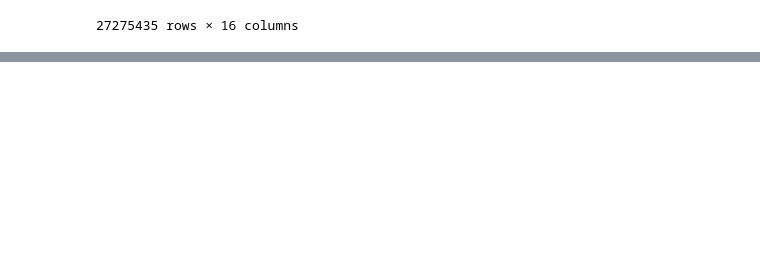
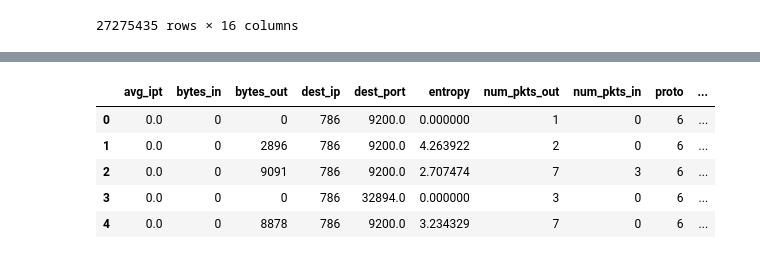
Before and after one commit to BabinRV/Dissertation, a Jupyter notebook: Dissertation_TD_and_IR.ipynb, the cells around one changed output, grey strips where cells are left out. Drawn from its saved outputs; the diff is of its cells as text; code cells hidden in the pictures; blank space fills up the shorter version.

```diff
--- a/Dissertation_TD_and_IR.ipynb
+++ b/Dissertation_TD_and_IR.ipynb
@@ -246,0 +256,9 @@ Data2012=pd.read_csv(path)
+# %%
+Data2007.head()
+# %% [output]
+|  | avg_ipt | bytes_in | bytes_out | dest_ip | dest_port | entropy | num_pkts_out | num_pkts_in | proto | ... |
+| 0 | 0.0 | 0 | 0 | 786 | 9200.0 | 0.000000 | 1 | 0 | 6 | ... |
+| 1 | 0.0 | 0 | 2896 | 786 | 9200.0 | 4.263922 | 2 | 0 | 6 | ... |
+| 2 | 0.0 | 0 | 9091 | 786 | 9200.0 | 2.707474 | 7 | 3 | 6 | ... |
+| 3 | 0.0 | 0 | 0 | 786 | 32894.0 | 0.000000 | 3 | 0 | 6 | ... |
+| 4 | 0.0 | 0 | 8878 | 786 | 9200.0 | 3.234329 | 7 | 0 | 6 | ... |
```
Also changed, not shown: parts of 13 cells of this notebook.
